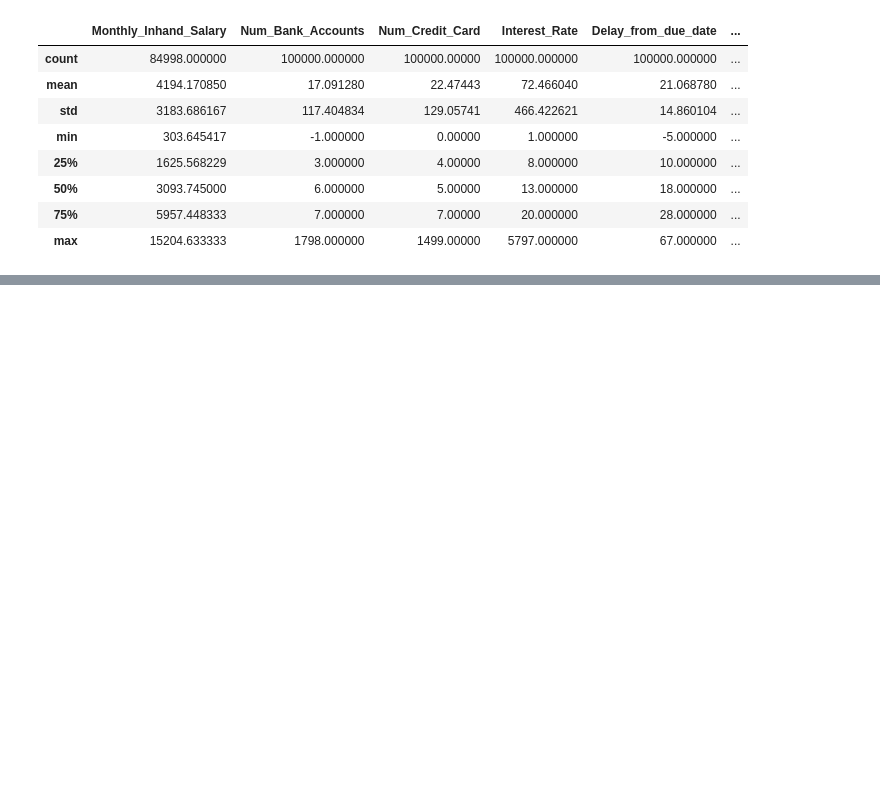
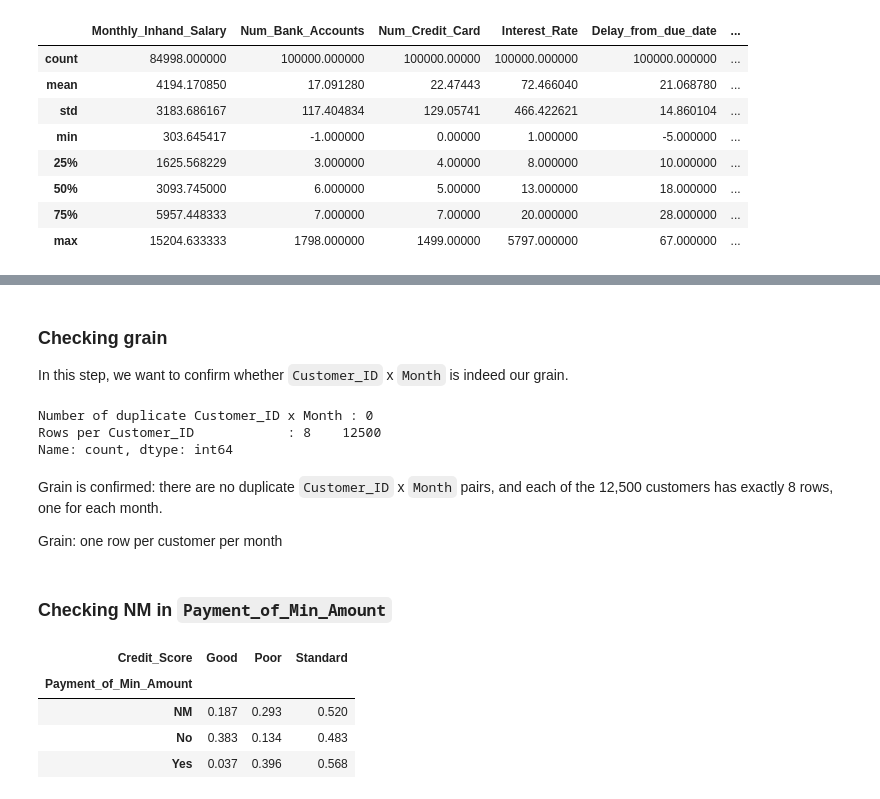
Before and after one commit to khalilullahalfaath/credit-scoring-fairness-audit, a Jupyter notebook: notebooks/eda.ipynb, the cells around one changed output, grey strips where cells are left out. Cells and saved outputs as stored; diff of their text form; code cells hidden in the pictures; blank space fills up the shorter version.

```diff
--- a/notebooks/eda.ipynb
+++ b/notebooks/eda.ipynb
@@ -85,0 +241,25 @@ df.describe()
+# %% [markdown]
+### Checking grain
+In this step, we want to confirm whether `Customer_ID` x `Month` is indeed our grain.
+# %%
+# checking grain
+print("Number of duplicate Customer_ID x Month\t:", df.duplicated(['Customer_ID', 'Month']).sum())
+print("Rows per Customer_ID\t\t:", df.groupby("Customer_ID").size().value_counts())
+# %% [output]
+Number of duplicate Customer_ID x Month : 0
+Rows per Customer_ID            : 8    12500
+Name: count, dtype: int64
+# %% [markdown]
+Grain is confirmed: there are no duplicate `Customer_ID` x `Month` pairs, and each of the 12,500 customers has exactly 8 rows, one for each month.
+
+Grain: one row per customer per month
+# %% [markdown]
+### Checking NM in `Payment_of_Min_Amount`
+# %%
+pd.crosstab(df.Payment_of_Min_Amount, df.Credit_Score, normalize='index').round(3)
+# %% [output]
+| Credit_Score | Good | Poor | Standard |
+| Payment_of_Min_Amount |  |  |  |
+| NM | 0.187 | 0.293 | 0.520 |
+| No | 0.383 | 0.134 | 0.483 |
+| Yes | 0.037 | 0.396 | 0.568 |
```
Also changed, not shown: parts of 32 cells of this notebook.
